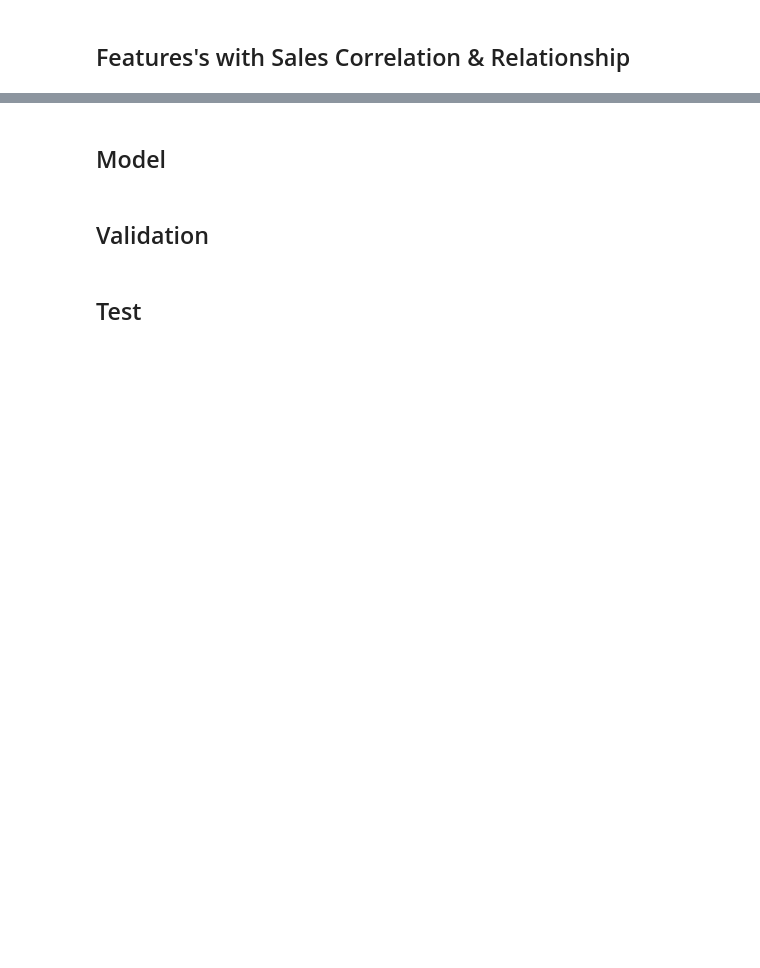
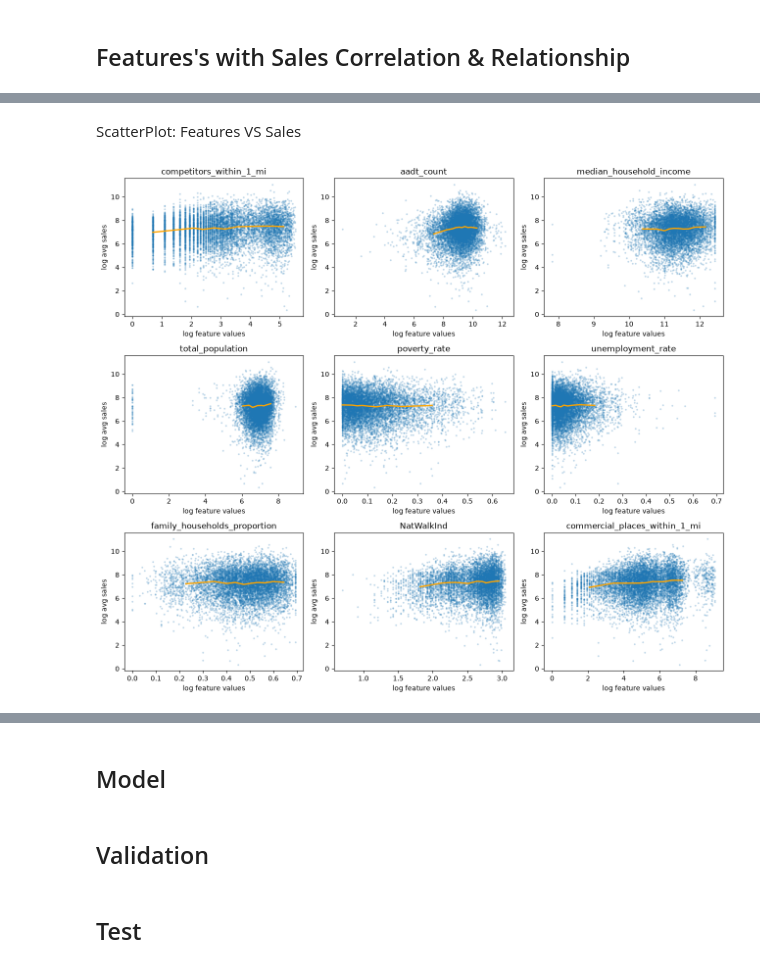
Before and after one commit to Ransommac13/mads_milestone_two, a Jupyter notebook: EDA/supervised_eda.ipynb, the cells around one changed output, grey strips where cells are left out. Saved outputs shown, nothing was run; the diff lists cells and outputs as text; code cells hidden in the pictures; blank space fills up the shorter version.

```diff
--- a/EDA/supervised_eda.ipynb
+++ b/EDA/supervised_eda.ipynb
@@ -306,0 +403,26 @@ after log skew value: -0.64
+# %% [markdown]
+ScatterPlot: Features VS Sales
+# %%
+fig, axes = plt.subplots(3, 3, figsize=(13,11))
+
+for ax, col in zip(axes.flat, main_features):
+    data = pd.DataFrame({
+        "x": np.log1p(df[col]),
+        #"x": (df[col]),
+        "y": log_avg_sales
+    }).dropna()
+
+    ax.scatter(x=data["x"], y=data["y"], s=3, alpha=0.2)
+
+    #plot medain as a trend line
+    trend = data.groupby(pd.qcut(data["x"], 10, duplicates="drop"), observed=True).median()
+    ax.plot(trend["x"], trend["y"], color="orange", linewidth=2)
+    ax.set_title(col)
+    ax.set_ylabel("log avg sales")
+    ax.set_xlabel("log feature values")
+
+
+plt.tight_layout()
+plt.show()
+# %% [output]
+[figure, added]
```
Also changed, not shown: parts of 11 cells of this notebook.
